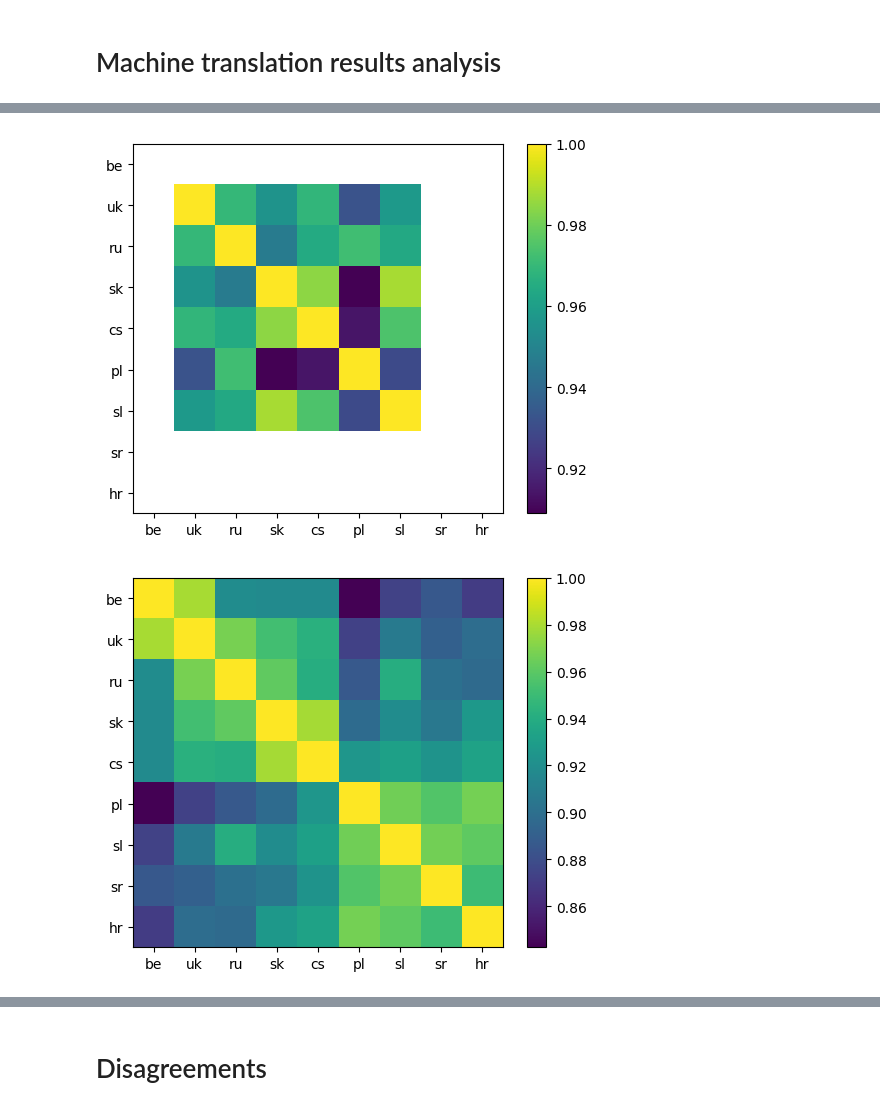
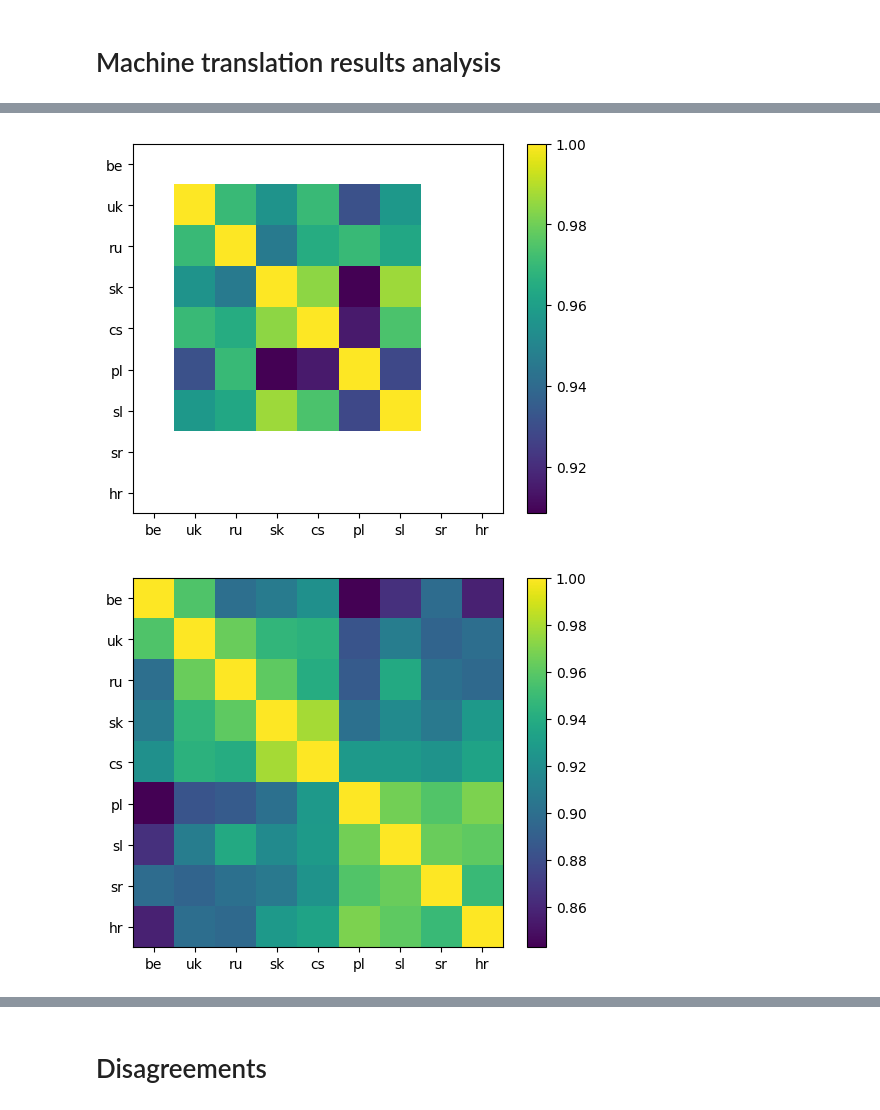
Before and after one commit to kinit-sk/biases-in-slovak-ai, a Jupyter notebook: _translation.ipynb, the cells around one changed output, grey strips where cells are left out. Saved outputs shown, nothing was run; the diff lists cells and outputs as text; code cells hidden in the pictures.

```diff
--- a/_translation.ipynb
+++ b/_translation.ipynb
@@ -113,24 +122,24 @@ INFO:torch.distributed.nn.jit.instantiator:Writing /tmp/tmp7bh5l2fb/_remote_modu
 # %%
-from unidecode import unidecode
-from parser import Parser
+# from unidecode import unidecode
+# from parser import Parser
 
-# import logging
-# logging.basicConfig()
-# logging.getLogger('deepl').setLevel(logging.WARNING)
+# # import logging
+# # logging.basicConfig()
+# # logging.getLogger('deepl').setLevel(logging.WARNING)
 
-for target_language in supported_languages[NLLB]:
-    translator = NLLB(
-        dir_path='./cache/translations/nllb_3b',
-        target_language=target_language,
-        # enable_api=True,
-        # server_url='https://api.deepl.com/',
-    ).load()
-    # parser = Parser(language=target_language).load_model()
-    for x in range(len(sentences)//100 + 1):
-    # for x in range(1):
-        translator.translate(sentences[x*100: x*100 + 100], save=True)
-    del translator
-        # parser.parse(list(translations.values()))
+# for translator_class in translator_classes:
+#     for target_language in supported_languages[translator_class]:
+#         translator = translator_class(
+#             # dir_path='./cache/translations/nllb_3b',
+#             target_language=target_language,
+#             # enable_api=True,
+#             # server_url='https://api.deepl.com/',
+#         ).load()
+#         parser = Parser(language=target_language).load_model()
+#         for x in range(len(sentences)//100 + 1):
+#         # for x in range(1):
+#             translations = translator.translate(sentences[x*100: x*100 + 100], save=True)
+#             parser.parse(list(translations.values()))
 # google_translate = GoogleTranslate(
 #     data_path='./cache/translations/google_translate',
 #     target_language=target_language,
@@ -345,7 +230,8 @@ def predictions(translator_class, language, lazy):
 
     return buf
 # %%
-for translator_class in (AmazonTranslate, DeepL, GoogleTranslate):
+translator_classes = AmazonTranslate, DeepL, GoogleTranslate, NLLB
+for translator_class in translator_classes:
     print(translator_class.__name__)
     for lang in ['be', 'hr', 'cs', 'pl', 'ru', 'sl', 'sk', 'sr', 'uk']:
         print(lang, sum(map(bool, predictions(translator_class, lang, lazy=True))))
@@ -374,7 +256,7 @@ uk 2796
 from collections import defaultdict
 rates = defaultdict(lambda: list())
 
-for translator_class in (AmazonTranslate, DeepL, GoogleTranslate):
+for translator_class in translator_classes:
 
     fig, axes = plt.subplots(3, 3, sharex=True, sharey=True)
     axes = axes.reshape(-1)
@@ -409,7 +292,7 @@ Some interesting stereotypes:
 #2, #5, #6 - Less female overall
 """
 
-for translator_class in (AmazonTranslate, DeepL, GoogleTranslate):
+for translator_class in translator_classes:
 
     langs = supported_languages[translator_class]
 
@@ -430,7 +314,7 @@ Seemingly, there are two groups, but I can not tell what the key is (neither geo
 or script make sense). Note that the stereotypes are strong between all of them, so might be just noise.
 """
 langs = ['be', 'uk', 'ru', 'sk', 'cs', 'pl', 'sl', 'sr', 'hr']
-for translator_class in (AmazonTranslate, DeepL, GoogleTranslate):
+for translator_class in translator_classes:
 
     plt.colorbar(plt.imshow(np.corrcoef(np.vstack(rates[translator_class, l] for l in langs))))
     plt.xticks(range(9), langs)
@@ -441,2 +325,2 @@ for translator_class in (AmazonTranslate, DeepL, GoogleTranslate):
 [figure]
-[figure, old version]
+[figure, new version]
```
Also changed, not shown: parts of 15 cells of this notebook, 1 other file.
